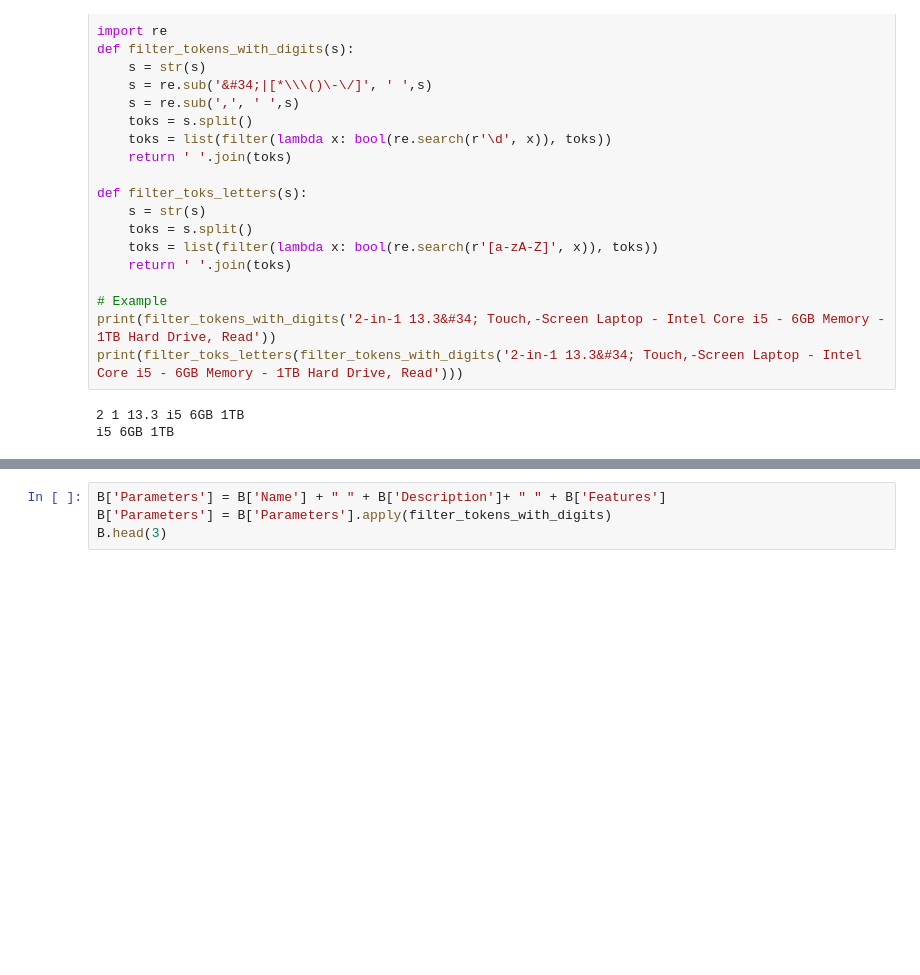
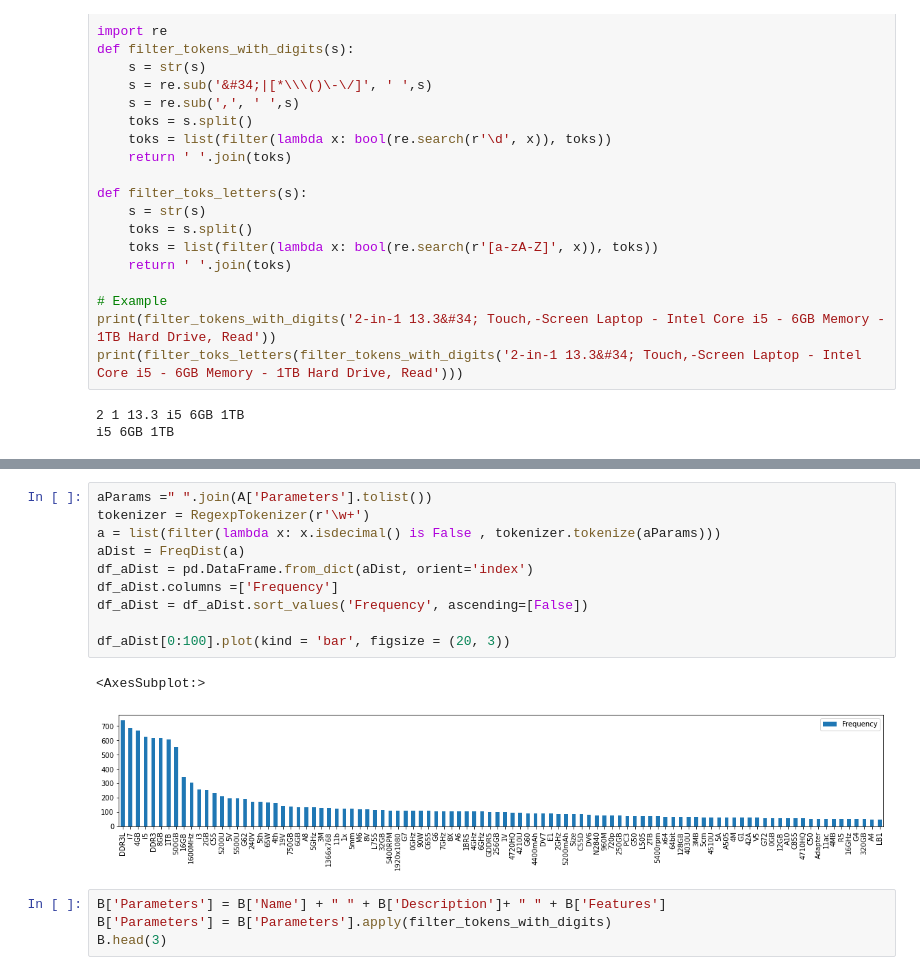
Before and after one commit to borkox/uni-sofia-entity-linking-magellan, a Jupyter notebook: notebooks/entity_block_electronics.ipynb, the cells around one changed output, grey strips where cells are left out. Cells and saved outputs as stored; diff of their text form; blank space fills up the shorter version.

Commit message:
Add new diagrams.

```diff
--- a/notebooks/entity_block_electronics.ipynb
+++ b/notebooks/entity_block_electronics.ipynb
@@ -93,6 +98,19 @@ A.head(3)
 | 0 | 1 | Asus | ASUS X205TA 11.6 Inch Laptop (Int... | $199.00 | NaN | Intel Atom 1.33 GHz Processor. 2 ... | X205TA 11.6 2 32GB 10 1.33 2 DDR3... |
 | 1 | 2 | Other | AmazonBasics 11.6-Inch Laptop Sleeve | $9.99 | NaN | Form-fitting sleeve with quick to... | 11.6 11.6 11.4 0.4 8.4 12.2 0.8 9 |
 | 2 | 3 | Lenovo | Lenovo G50 Entertainment Laptop -... | $799.77 | $999.99 | 5th Generation Intel Core i7-5500... | G50 i7 5500U 2.4GHz 3.0 8GB 1TB 1... |
+# %%
+aParams =" ".join(A['Parameters'].tolist())
+tokenizer = RegexpTokenizer(r'\w+')
+a = list(filter(lambda x: x.isdecimal() is False , tokenizer.tokenize(aParams)))
+aDist = FreqDist(a)
+df_aDist = pd.DataFrame.from_dict(aDist, orient='index')
+df_aDist.columns =['Frequency']
+df_aDist = df_aDist.sort_values('Frequency', ascending=[False])
+
+df_aDist[0:100].plot(kind = 'bar', figsize = (20, 3))
+# %% [output]
+<AxesSubplot:>
+[figure, added]
 # %%
 B['Parameters'] = B['Name'] + " " + B['Description']+ " " + B['Features']
 B['Parameters'] = B['Parameters'].apply(filter_tokens_with_digits)
```
Also changed, not shown: parts of 7 cells of this notebook, 2 other files.
